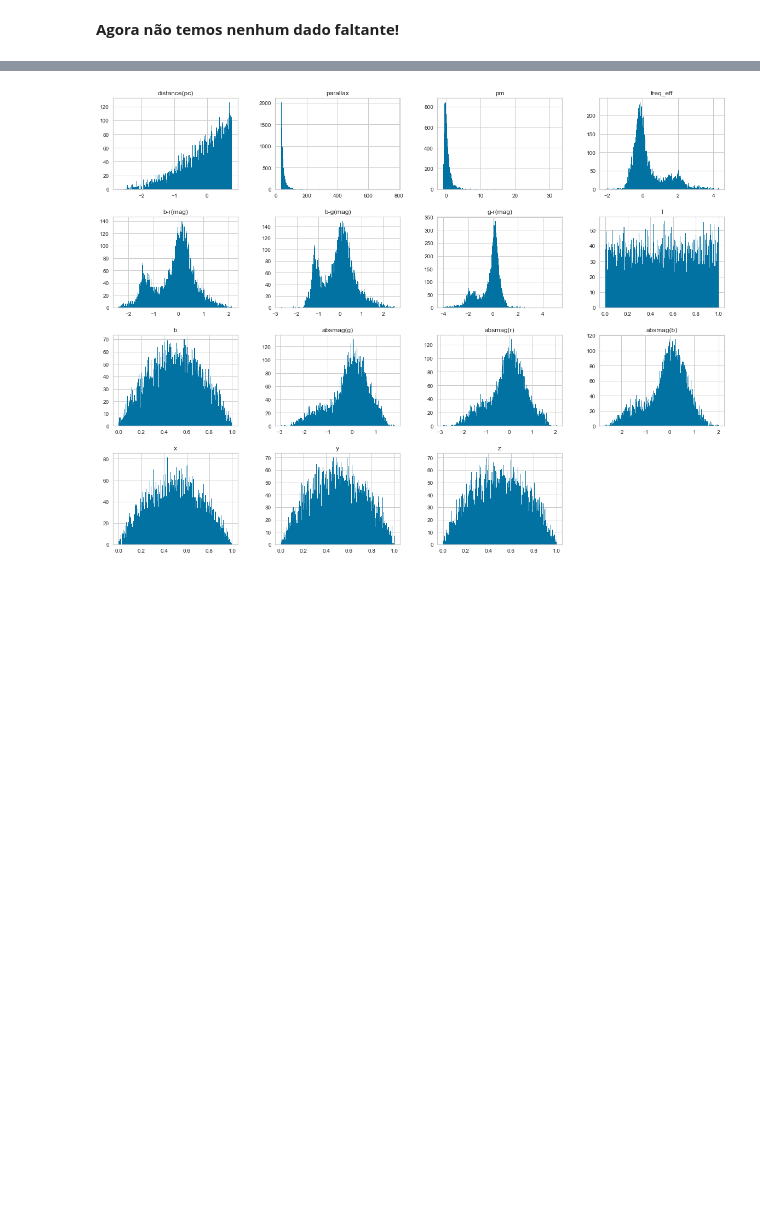
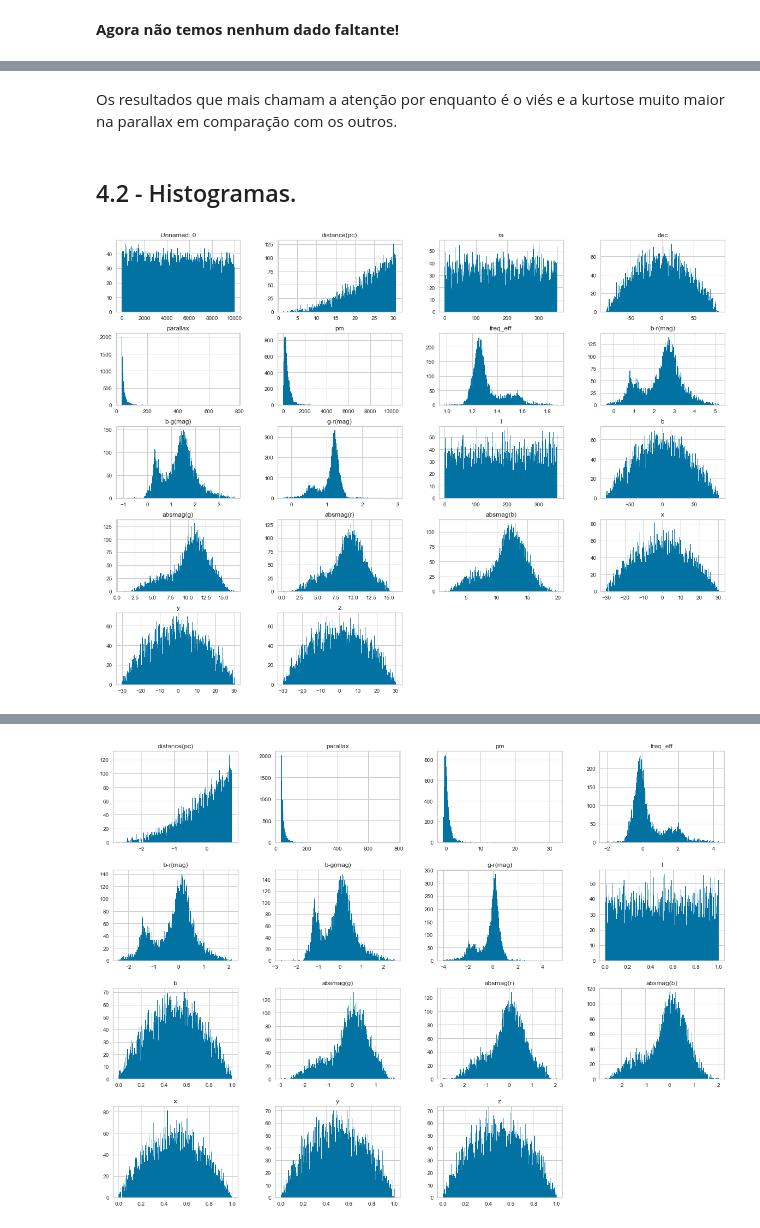
Before and after one commit to Di-carvalho/classifica-o_de_estrelas_GAIA-Clustering, a Jupyter notebook: star_classification-gaia.ipynb, the cells around one changed output, grey strips where cells are left out. Saved outputs shown, nothing was run; the diff lists cells and outputs as text; code cells hidden in the pictures; blank space fills up the shorter version.

```diff
--- a/star_classification-gaia.ipynb
+++ b/star_classification-gaia.ipynb
@@ -747,0 +543,10 @@ z: Probably Not Gaussian
+# %% [markdown]
+Os resultados que mais chamam a atenção por enquanto é o viés e a kurtose muito maior na parallax em comparação com os outros.
+# %% [markdown]
+## 4.2 - Histogramas.
+# %%
+%matplotlib inline
+stars_data.hist(figsize=(20,15), bins=200)
+plt.show()
+# %% [output]
+[figure, added]
```
Also changed, not shown: parts of 37 cells of this notebook.
